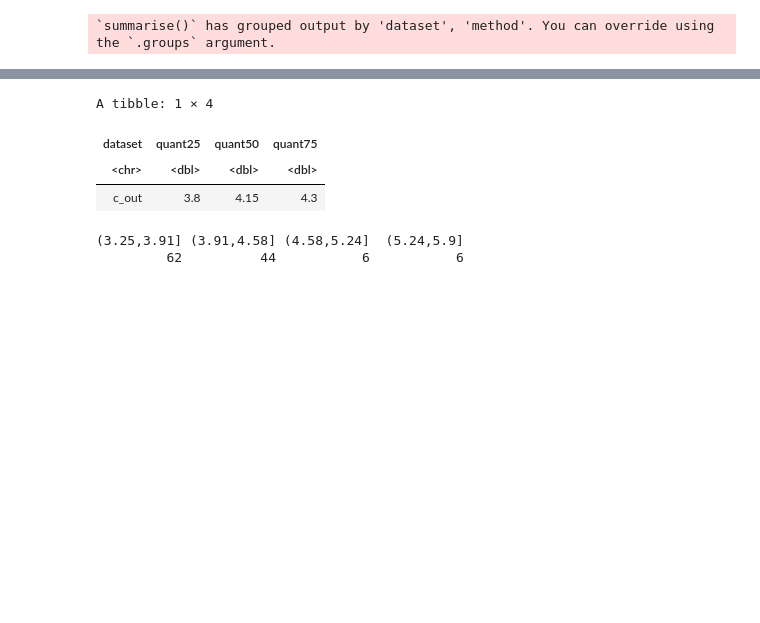
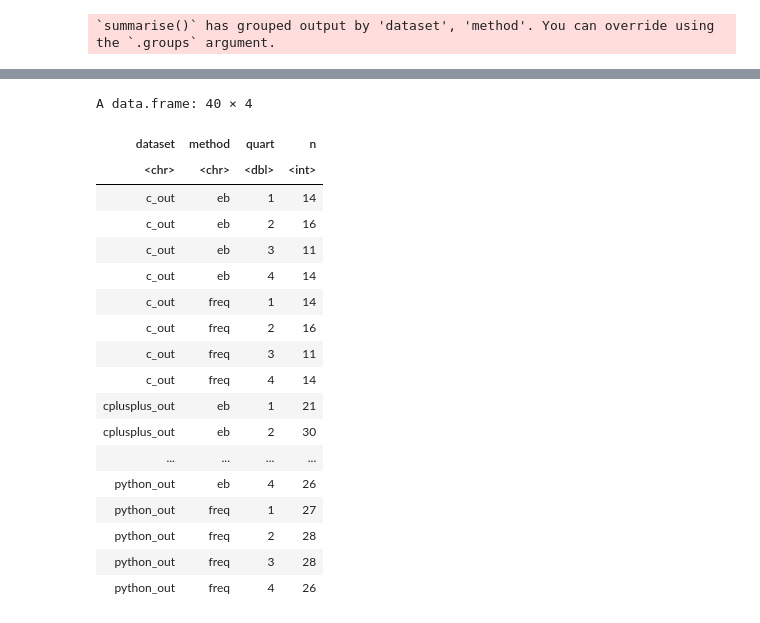
Before and after one commit to LEFTA98/empirical_bayes, a Jupyter notebook: sede_prelim_experiments.ipynb, the cells around one changed output, grey strips where cells are left out. Drawn from its saved outputs; the diff is of its cells as text; code cells hidden in the pictures; blank space fills up the shorter version.

```diff
--- a/sede_prelim_experiments.ipynb
+++ b/sede_prelim_experiments.ipynb
@@ -27,7 +9,13 @@ The following objects are masked from ‘package:stats’:
 # %% [markdown]
 ### Step 1: Exploring the data
 # %%
-raw_df = read_csv("data/sede_50000_3_30.csv")
+df_c = read_csv("data/sede_c_4_06.csv")
+df_cplusplus = read_csv("data/sede_c++_4_06.csv")
+df_java = read_csv("data/sede_java_4_06.csv")
+df_javascript = read_csv("data/sede_javascript_4_06.csv")
+df_python = read_csv("data/sede_python_4_06.csv")
+
+raw_df = rbind(df_c, df_cplusplus, df_java, df_javascript, df_python)
 # %% [output]
 Rows: 50000 Columns: 8
 
@@ -81,16 +75,7 @@ nrow(filter(count_df, n >= 30))
 # %%
 # is there a more time-efficient way to generate all tags?
 
-tags = c()
-for (i in c(1:nrow(raw_df))) {
-    s = raw_df$Tags[i]
-    s = as.list(strsplit(s, split="><")[[1]]) # why do I need to do this stupid syntax for full conversion
-    s[1] = substring(s[1], 2)
-    s[length(s)] = substring(s[length(s)],1,nchar(s[length(s)])-1)
-    tags = union(tags, s)
-#     print(s[1])
-}
-tags <- unlist(tags)
+tags = c('python', 'java', 'javascript', 'c', 'c++')
 # %%
 tags_df = data.frame(matrix(ncol=2,nrow=0))
 for (i in c(1:length(tags))) {
@@ -139,15 +119,15 @@ java_df = merge(java_counts, java_df, by="UserId")
 # %%
 set.seed(1729)
 
-in_sample_python = sample(unique(python_df$UserId), size = 0.8*length(unique(python_df$UserId)))
+in_sample_python = sample(unique(python_df$UserId), size = 0.7*length(unique(python_df$UserId)))
 python_df.in = filter(python_df, UserId %in% in_sample_python)
 python_df.out = filter(python_df, !UserId %in% in_sample_python)
 
-in_sample_cplusplus = sample(unique(cplusplus_df$UserId), size = 0.8*length(unique(cplusplus_df$UserId)))
+in_sample_cplusplus = sample(unique(cplusplus_df$UserId), size = 0.7*length(unique(cplusplus_df$UserId)))
 cplusplus_df.in = filter(cplusplus_df, UserId %in% in_sample_cplusplus)
 cplusplus_df.out = filter(cplusplus_df, !UserId %in% in_sample_cplusplus)
 
-in_sample_javascript = sample(unique(javascript_df$UserId), size = 0.8*length(unique(javascript_df$UserId)))
+in_sample_javascript = sample(unique(javascript_df$UserId), size = 0.7*length(unique(javascript_df$UserId)))
 javascript_df.in = filter(javascript_df, UserId %in% in_sample_javascript)
 javascript_df.out = filter(javascript_df, !UserId %in% in_sample_javascript)
 
@@ -183,7 +163,7 @@ for (i in c(1:5)) {
     alpha_est <- (3 - s + sqrt((s-3)^2 + 24 * s))/(12*s)
 
     # newton-raphson update
-    for (i in c(1:20)) {
+    for (i in c(1:200)) {
         alpha_est <- alpha_est - (log(alpha_est) - digamma(alpha_est) - s)/(1/alpha_est - trigamma(alpha_est))
     }
 
@@ -306,15 +286,22 @@ ggplot(graphed_df) +
 # %%
-ggplot(results_df) +
-    geom_bar(aes(x=quart,y=sq_error), stat='identity') +
-    facet_grid(rows = vars(num_train), cols=vars(method)) +
-    scale_y_continuous(name="mean distance", limits=c(0, 1))
+count(results_df, dataset, method, quart)
 # %% [output]
-A tibble: 1 × 4
+A data.frame: 40 × 4
-| dataset | quant25 | quant50 | quant75 |
-| <chr> | <dbl> | <dbl> | <dbl> |
-| c_out | 3.8 | 4.15 | 4.3 |
+| dataset | method | quart | n |
+| <chr> | <chr> | <dbl> | <int> |
+| c_out | eb | 1 | 14 |
+| c_out | eb | 2 | 16 |
+| c_out | eb | 3 | 11 |
+| c_out | eb | 4 | 14 |
+| c_out | freq | 1 | 14 |
+| c_out | freq | 2 | 16 |
+| c_out | freq | 3 | 11 |
+| c_out | freq | 4 | 14 |
+| cplusplus_out | eb | 1 | 21 |
+| cplusplus_out | eb | 2 | 30 |
+| ... | ... | ... | ... |
+| python_out | eb | 4 | 26 |
+| python_out | freq | 1 | 27 |
+| python_out | freq | 2 | 28 |
+| python_out | freq | 3 | 28 |
+| python_out | freq | 4 | 26 |
-# %%
-table(cut(results_df$avg, b = 4))
-# %% [output]
-(3.25,3.91] (3.91,4.58] (4.58,5.24]  (5.24,5.9]
-         62          44           6           6
```
Also changed, not shown: parts of 9 cells of this notebook, 8 other files.
